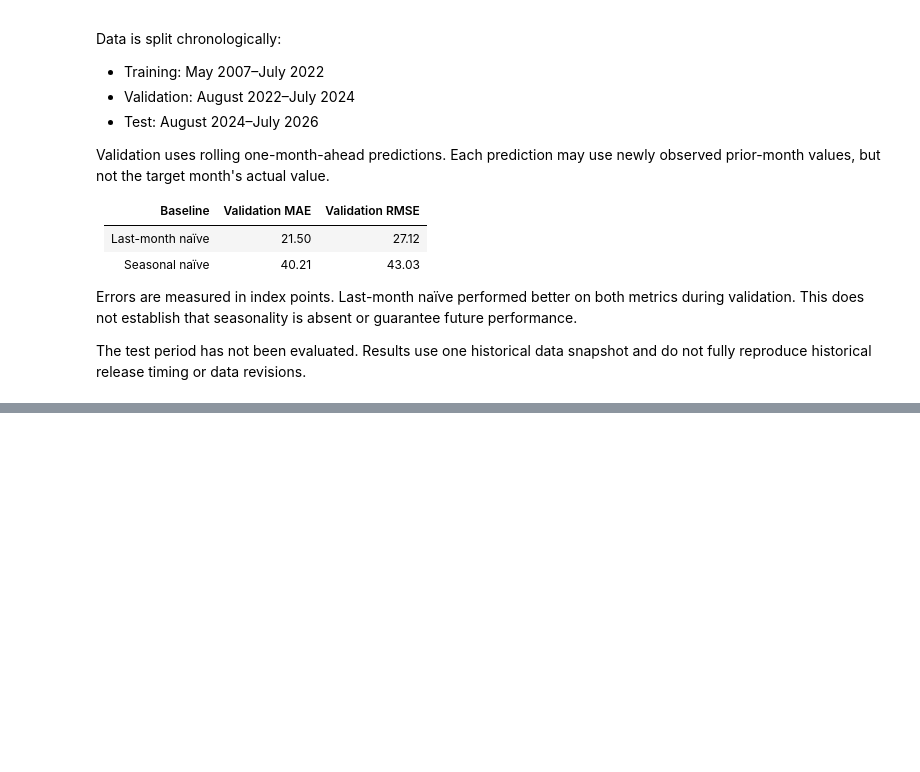
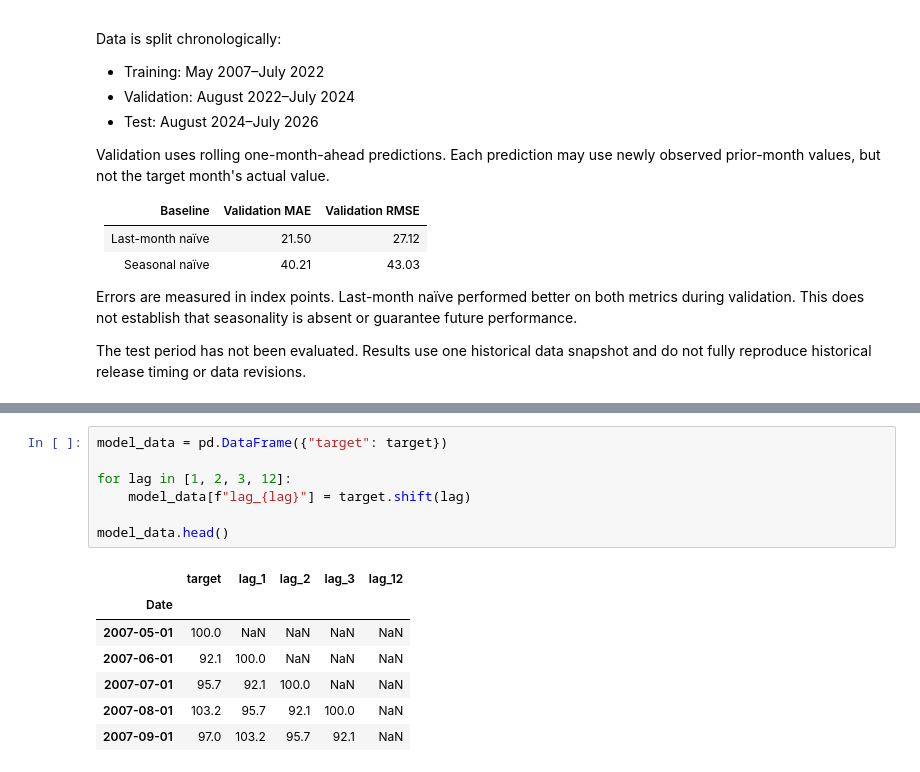
Before and after one commit to kamalpreetsinghh/nz-job-market-data-analysis, a Jupyter notebook: notebooks/06_monthly_forecasting.ipynb, the cells around one changed output, grey strips where cells are left out. Cells and saved outputs as stored; diff of their text form; blank space fills up the shorter version.

```diff
--- a/notebooks/06_monthly_forecasting.ipynb
+++ b/notebooks/06_monthly_forecasting.ipynb
@@ -163,0 +169,15 @@ or data revisions.
+# %%
+model_data = pd.DataFrame({"target": target})
+
+for lag in [1, 2, 3, 12]:
+    model_data[f"lag_{lag}"] = target.shift(lag)
+
+model_data.head()
+# %% [output]
+|  | target | lag_1 | lag_2 | lag_3 | lag_12 |
+| Date |  |  |  |  |  |
+| 2007-05-01 | 100.0 | NaN | NaN | NaN | NaN |
+| 2007-06-01 | 92.1 | 100.0 | NaN | NaN | NaN |
+| 2007-07-01 | 95.7 | 92.1 | 100.0 | NaN | NaN |
+| 2007-08-01 | 103.2 | 95.7 | 92.1 | 100.0 | NaN |
+| 2007-09-01 | 97.0 | 103.2 | 95.7 | 92.1 | NaN |
```
Also changed, not shown: parts of 13 cells of this notebook.
